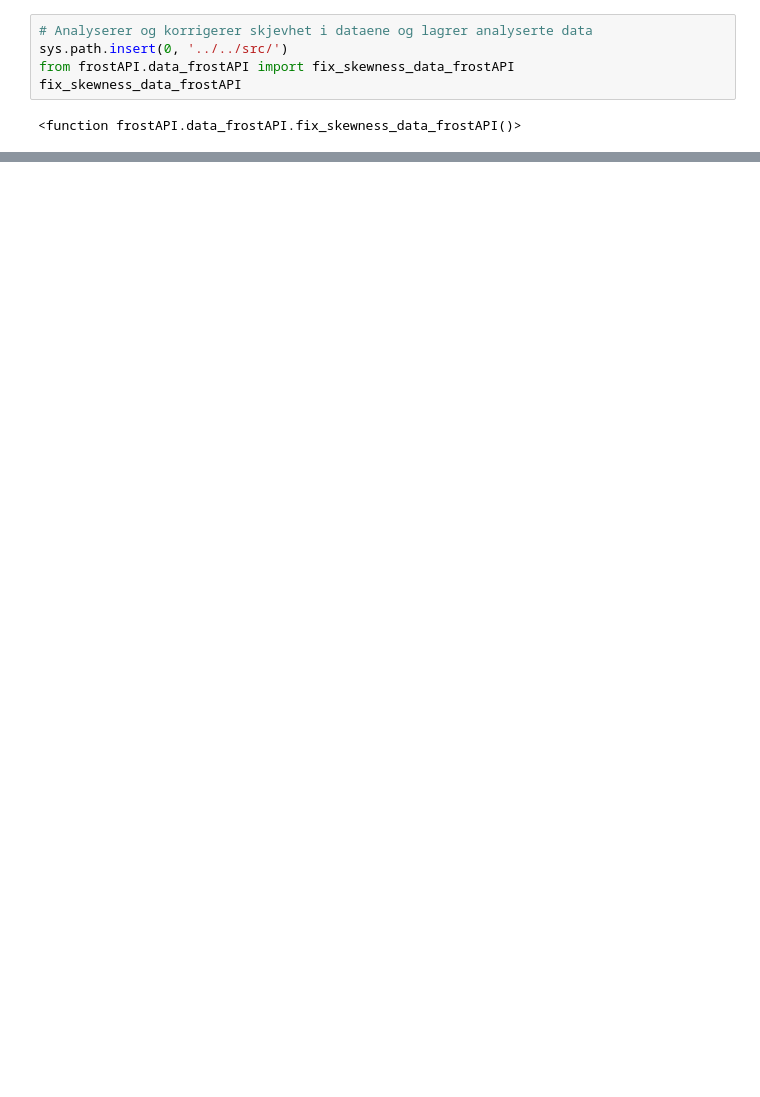
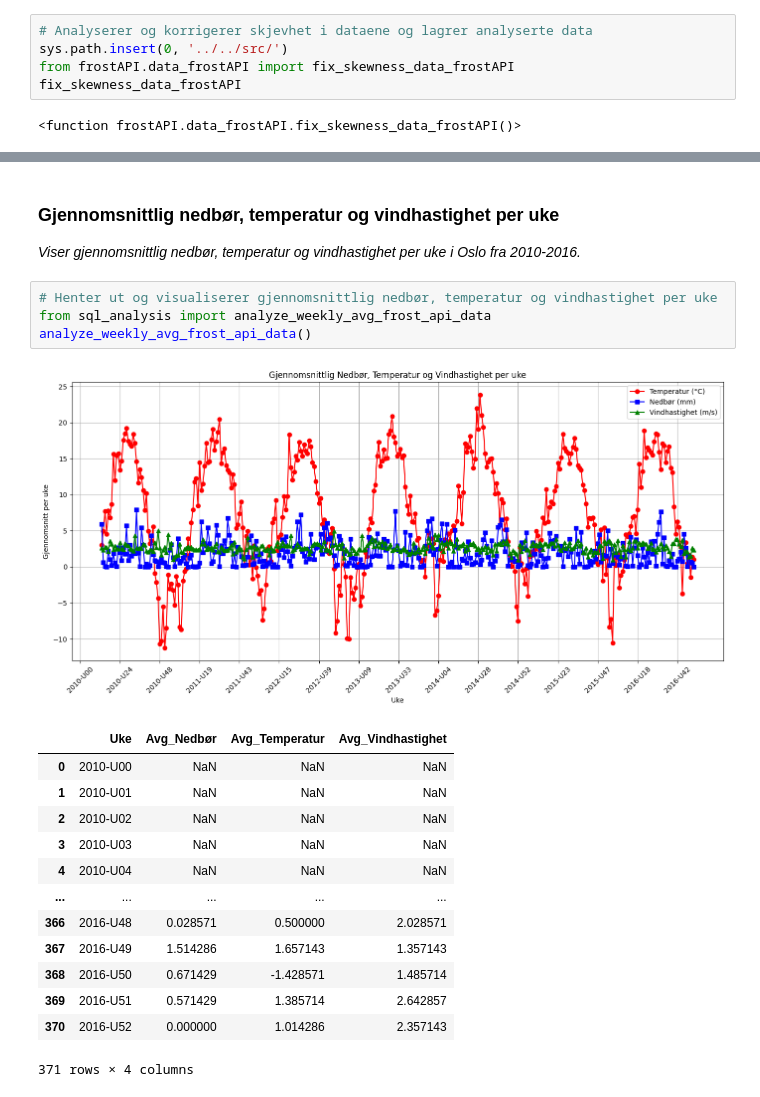
Before and after one commit to elisedre/Miljodataanalyseapplikasjon-, a Jupyter notebook: notebooks/frostAPI/frostAPI.ipynb, the cells around one changed output, grey strips where cells are left out. Saved outputs shown, nothing was run; the diff lists cells and outputs as text; blank space fills up the shorter version.

```diff
--- a/notebooks/frostAPI/frostAPI.ipynb
+++ b/notebooks/frostAPI/frostAPI.ipynb
@@ -310,0 +366,23 @@ print(månedlig_stats)
+# %% [markdown]
+### Gjennomsnittlig nedbør, temperatur og vindhastighet per uke
+
+*Viser gjennomsnittlig nedbør, temperatur og vindhastighet per uke i Oslo fra 2010-2016.*
+# %%
+# Henter ut og visualiserer gjennomsnittlig nedbør, temperatur og vindhastighet per uke
+from sql_analysis import analyze_weekly_avg_frost_api_data
+analyze_weekly_avg_frost_api_data()
+# %% [output]
+[figure, added]
+|  | Uke | Avg_Nedbør | Avg_Temperatur | Avg_Vindhastighet |
+| 0 | 2010-U00 | NaN | NaN | NaN |
+| 1 | 2010-U01 | NaN | NaN | NaN |
+| 2 | 2010-U02 | NaN | NaN | NaN |
+| 3 | 2010-U03 | NaN | NaN | NaN |
+| 4 | 2010-U04 | NaN | NaN | NaN |
+| ... | ... | ... | ... | ... |
+| 366 | 2016-U48 | 0.028571 | 0.500000 | 2.028571 |
+| 367 | 2016-U49 | 1.514286 | 1.657143 | 1.357143 |
+| 368 | 2016-U50 | 0.671429 | -1.428571 | 1.485714 |
+| 369 | 2016-U51 | 0.571429 | 1.385714 | 2.642857 |
+| 370 | 2016-U52 | 0.000000 | 1.014286 | 2.357143 |
+371 rows × 4 columns
```
Also changed, not shown: parts of 18 cells of this notebook, 1 other file.
